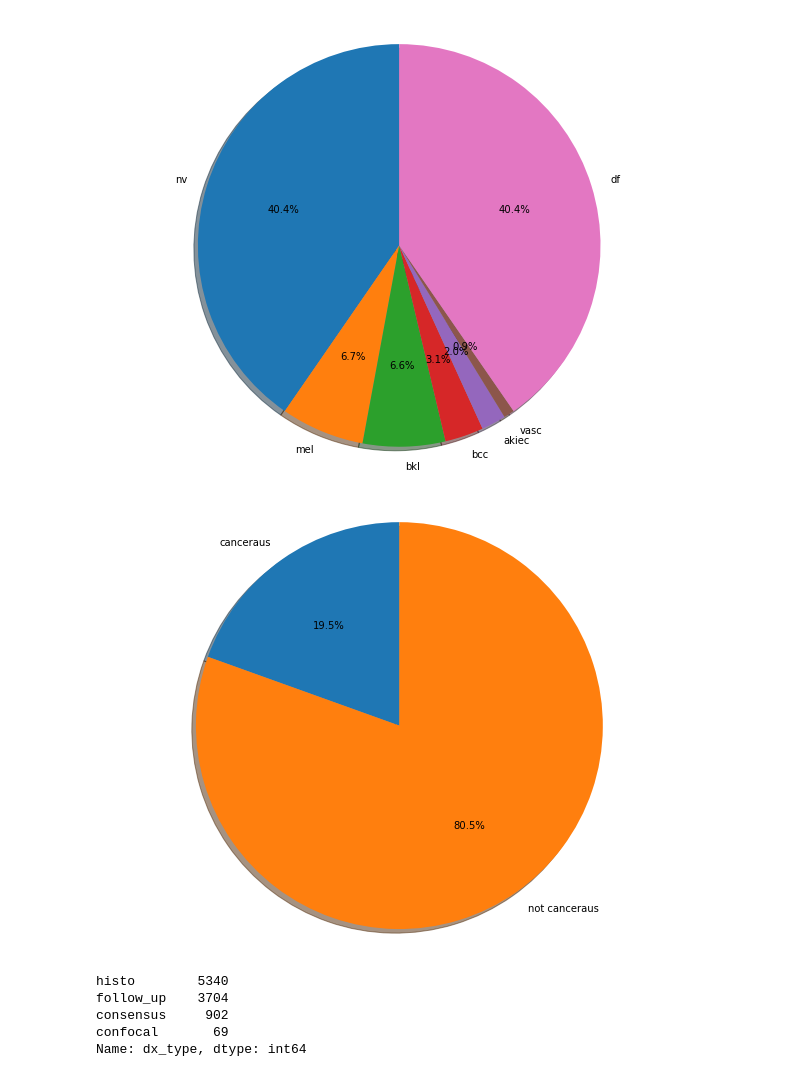
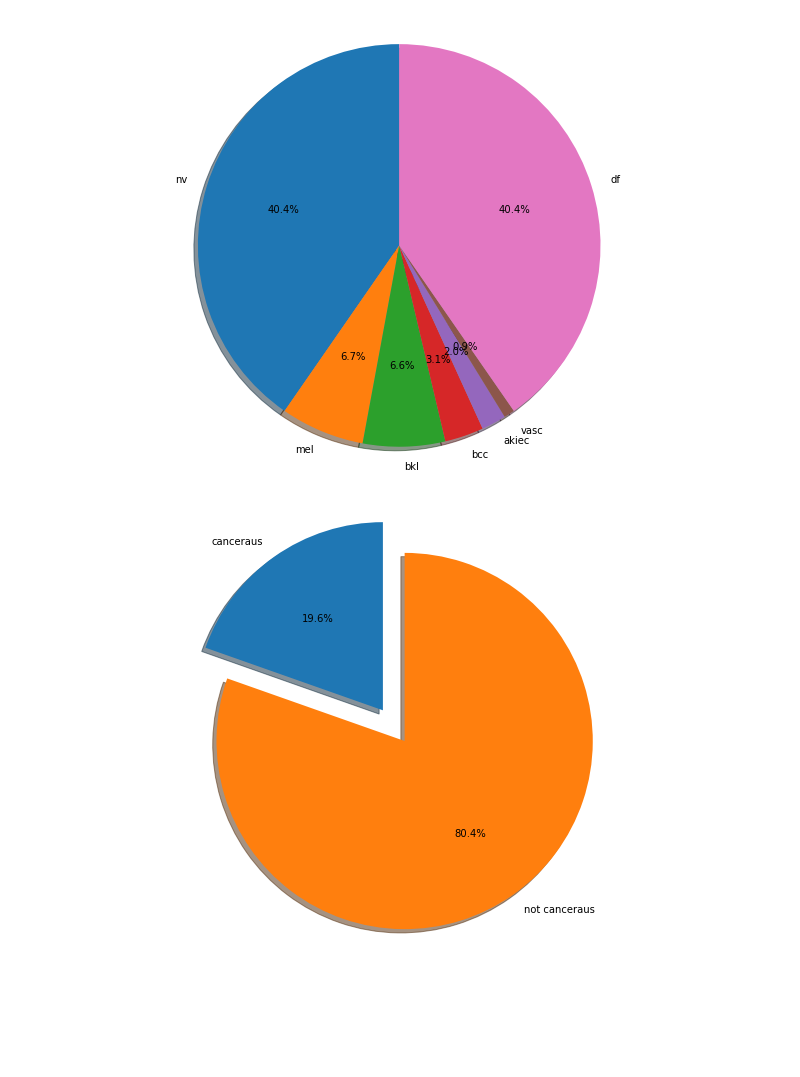
Before and after one commit to GabiDunaevsky/data-science-project, a Jupyter notebook: Notebook3.ipynb, the cells around one changed output. Saved outputs shown, nothing was run; the diff lists cells and outputs as text; code cells hidden in the pictures; blank space fills up the shorter version.

```diff
--- a/Notebook3.ipynb
+++ b/Notebook3.ipynb
@@ -92,10 +98,9 @@ age             0.569146
 sex             0.000000
 localization    0.000000
 dtype: float64
-# %%
-# beacause i dont want to "lose" the information about this peaople i will give them the mean age.
-mean_age = round(df['age'].mean())
-df.fillna(value = mean_age,inplace = True)
+# %%
+# i have decided to delete the null rows because if we dont know the age for sure it can not help us.
+df.dropna(inplace=True)
 # %%
 df.isnull().sum()
 # %% [output]
@@ -124,16 +129,3 @@ df1
 | 4 | akiec | Actinic keratoses | yes |
 | 5 | vasc | Vascular lesions | no |
 | 6 | df | Dermatofibroma | no |
-# %%
-# as a preparing to the visualization we will make a new column with the full names.
-dx_dict = {
-    'nv': 'Melanocytic nevi',
-    'mel': 'Melanoma',
-    'bkl': 'Benign keratosis',
-    'bcc': 'Basal cell carcinoma',
-    'akiec': 'Actinic keratoses',
-    'vasc': 'Vascular lesions',
-    'df': 'Dermatofibroma'
-}
-
-df['dx full names'] = df['dx'].map(dx_dict.get)
@@ -226,26 +207,18 @@ plt.show()
 # %%
 #here we want to check by pracents how many of the lesions are canceraus.
 length_dx =len(df['dx'])
 
 labels = 'canceraus','not canceraus'
 sizes = [((len(df[df.dx=='mel']))+(len(df[df.dx=='bcc']))+(len(df[df.dx=='akiec'])))/length_dx*100,
 100-((len(df[df.dx=='mel']))+(len(df[df.dx=='bcc']))+(len(df[df.dx=='akiec'])))/length_dx*100]
-explode = (0,0)
+explode = (0.2,0)
 
 fig1, ax1 = plt.subplots()
 ax1.pie(sizes, explode=explode, labels=labels, autopct='%1.1f%%',
         shadow=True, startangle=90)
 ax1.axis('equal')
 plt.tight_layout(-8)
 
 plt.show()
 # %% [output]
-[figure, old version]
+[figure, new version]
-# %%
-df['dx_type'].value_counts()
-# %% [output]
-histo        5340
-follow_up    3704
-consensus     902
-confocal       69
-Name: dx_type, dtype: int64
```
Also changed, not shown: parts of 19 cells of this notebook.
